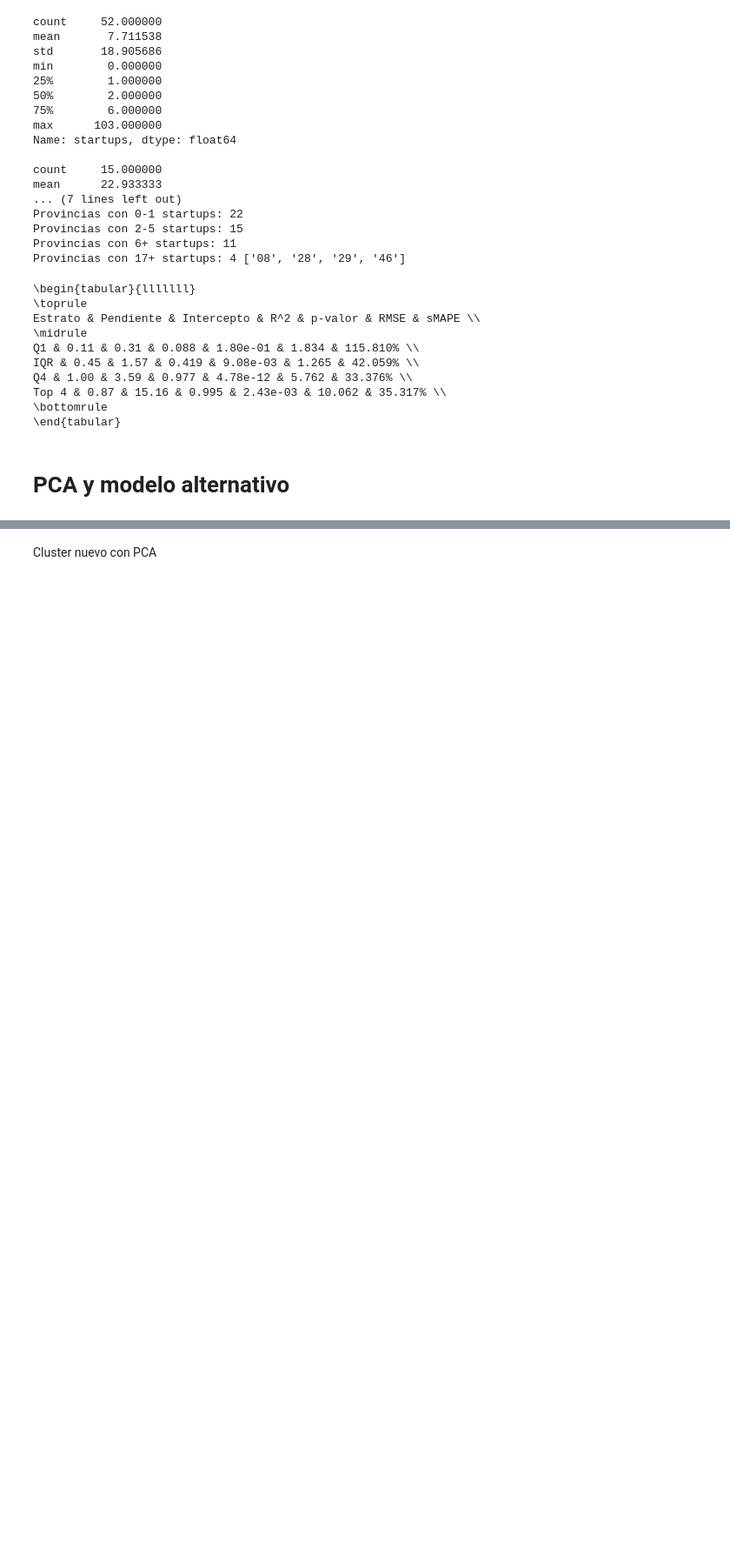
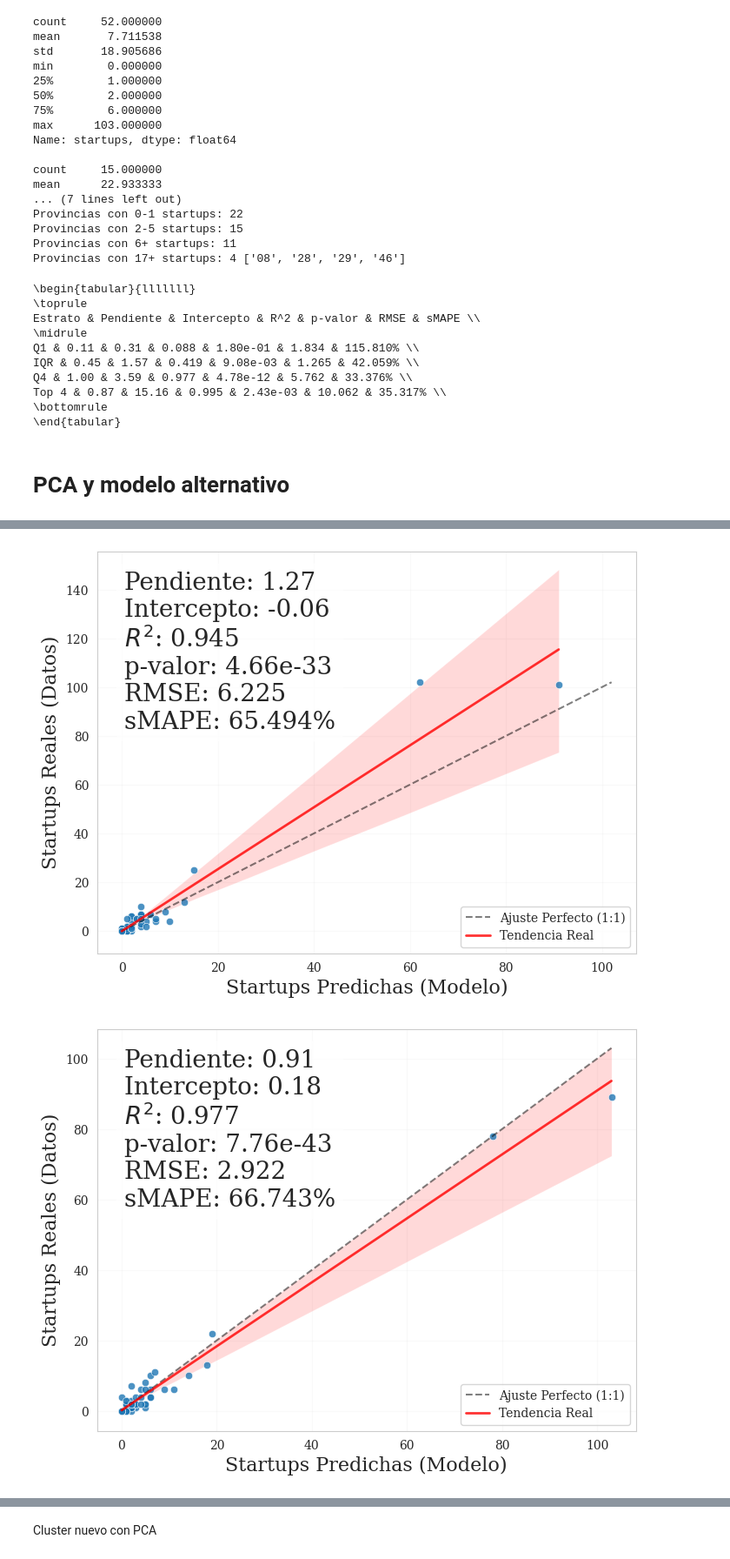
Before and after one commit to gc85-ua/startups-analysis-spain, a Jupyter notebook: notebooks/04_model.ipynb, the cells around one changed output, grey strips where cells are left out. Shown at 87% size. Cells and saved outputs as stored; diff of their text form; code cells hidden in the pictures; blank space fills up the shorter version.

Commit message:
Add backtesting plots for the latest model

```diff
--- a/notebooks/04_model.ipynb
+++ b/notebooks/04_model.ipynb
@@ -704,6 +704,33 @@ prediction_23[['PC1', 'PC2']] = pca_2.fit_transform(scaler_2.fit_transform(predi
     'pct_reg_cta_propia_73',
     # 'pct_reg_cta_ajena_73'
 ]]))
+corr_df = pd.DataFrame({
+    'PC1': prediction_23[['PC1']].values.flatten(),
+    'PC2': prediction_23[['PC2']].values.flatten(),
+    'startups': prediction_23['startups'].values.flatten()
+})
+
+print(corr_df.corr()['startups'])
+
+loadings = pd.DataFrame(
+    pca_2.components_.T,
+    columns=['PC1', 'PC2'],
+    index=[
+        'cobertura_5g',
+        'pct_reg_cta_propia_62', 'pct_reg_cta_ajena_62',
+        'pct_reg_cta_propia_70',
+        'pct_afiliados_71',
+        'pct_afiliados_72',
+        'pct_reg_cta_propia_73',
+    ]
+)
+
+# Ordenar por PC2 para ver qué lo define
+print("PC1:")
+print(loadings['PC1'].sort_values(ascending=False))
+print("PC2:")
+print(loadings['PC2'].sort_values(ascending=False))
+
 model_poisson_2 = smf.poisson(formula='startups ~ PC1 + PC2',
                               data=prediction_23, offset=np.log(prediction_23['poblacion'])).fit()
 summary_2 = model_poisson_2.summary()
@@ -809,6 +836,44 @@ for agg, label in [(agg_21, "2021"), (agg_22, "2022"), (agg_23, "2023"), (agg_24
         'RMSE': f"{RMSE:.3f}",
         'sMAPE': f"{sMAPE:.3f}%"
     })
+    texto_estadistico = (f"Pendiente: {slope:.2f}\n"
+                         f"Intercepto: {intercept:.2f}\n"
+                         f"$R^2$: {r_value**2:.3f}\n"
+                         f"p-valor: {p_value:.2e}\n"
+                         f"RMSE: {RMSE:.3f}\n"
+                         f"sMAPE: {sMAPE:.3f}%"
+                         )
+    plt.figure(figsize=(8, 6))
+    lims = [0, max(prediction['startups_reales'].max(),
+                   prediction['startups_predichas_redondeadas'].max())]
+    plt.plot(lims, lims, '--k', alpha=0.5, label='Ajuste Perfecto (1:1)')
+    sns.regplot(
+        data=prediction,
+        x='startups_predichas_redondeadas',
+        y='startups_reales',
+        scatter=False,
+        color='red',
+        label='Tendencia Real',
+        line_kws={"linewidth": 2, "alpha": 0.8}
+    )
+
+    plt.text(0.05, 0.95, texto_estadistico, transform=plt.gca().transAxes, fontsize=20,
+             verticalalignment='top', bbox=dict(boxstyle='round', facecolor='white', alpha=0.8))
+
+    # 3. graficar dispersión predichas(X) vs reales(Y)
+    sns.scatterplot(
+        data=prediction,
+        x='startups_predichas_redondeadas',
+        y='startups_reales',
+        # size='total_afiliados',
+        # hue='creadas_reales',
+        sizes=(40, 400),
+        alpha=0.8,
+        # palette='viridis'
+    )
+    plt.xlabel('Startups Predichas (Modelo)', fontsize=16)
+    plt.ylabel('Startups Reales (Datos)', fontsize=16)
+    plt.show()
 
 results_df = pd.DataFrame(data_predicciones_top)
 print(results_df.to_latex(index=False))
@@ -833,2 +898,4 @@ Covariance Type:            nonrobust   LLR p-value:                 3.118e-27
 \bottomrule
 \end{tabular}
+[figure, added]
+[figure, added]
```
Also changed, not shown: parts of 4 cells of this notebook.
